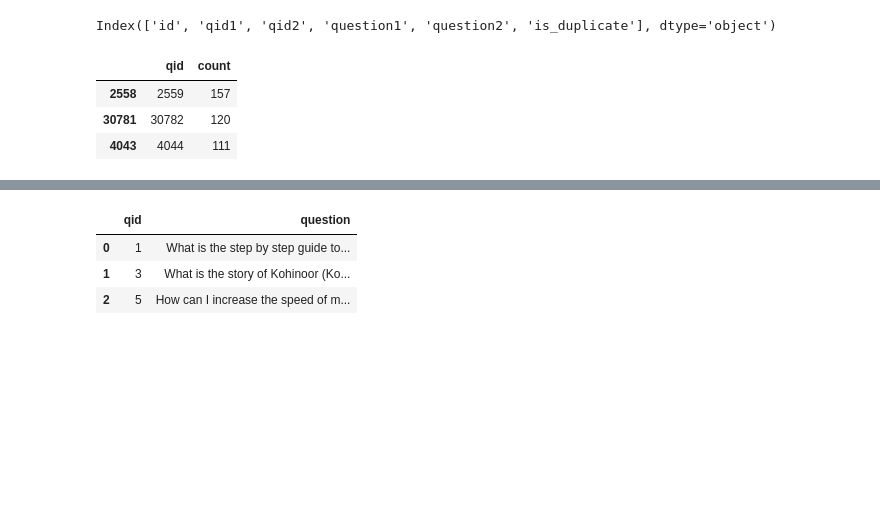
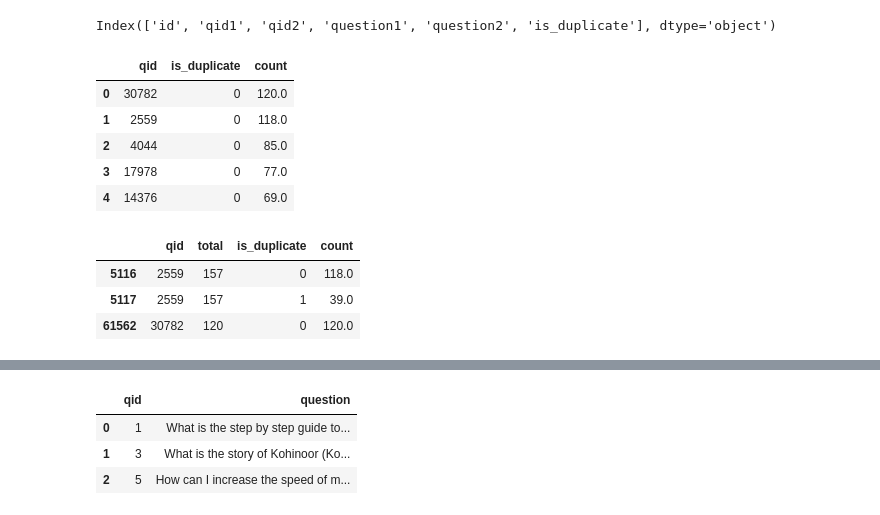
Before and after one commit to DataScience-Discord-Channel/Kaggle-Quora-Question-Pairs, a Jupyter notebook: pluto_analysis/First Look.ipynb, the cells around one changed output, grey strips where cells are left out. Saved outputs shown, nothing was run; the diff lists cells and outputs as text; code cells hidden in the pictures; blank space fills up the shorter version.

```diff
--- a/pluto_analysis/First Look.ipynb
+++ b/pluto_analysis/First Look.ipynb
@@ -58,34 +58,68 @@ train_df.columns
 Index(['id', 'qid1', 'qid2', 'question1', 'question2', 'is_duplicate'], dtype='object')
 # %%
 questions = pd.concat([
-                train_df['qid1'],
-                train_df['qid2'].\
+                train_df[['qid1','is_duplicate']],
+                train_df[['qid2','is_duplicate']].\
                     rename(columns={'qid2' : 'qid1'})
                 ],
                 axis=0
 )
 # %%
 questions = pd.DataFrame(questions).\
-    rename(columns={0:'qid'})
+    rename(columns={'qid1':'qid'})
 # adding dummy indicator for aggregation
 questions['ind'] = 1
+# %%
+questions_w_duplicates = questions.\
+                        groupby(['qid','is_duplicate'],
+                                 as_index = False)\
+                        ['ind'].\
+                        count().\
+                        sort_values('ind',
+                                     ascending=False
+                        ).\
+                        rename(columns={'ind':'count'}).\
+                        merge(
+                            pd.DataFrame([{'qid' : x, 'is_duplicate' : 0}
+                                          for x in questions['qid'].unique().tolist()] +\
+                                         [{'qid' : x, 'is_duplicate' : 1}
+                                          for x in questions['qid'].unique().tolist()]
+                            ),
+                            how='right',
+                            on=['qid','is_duplicate']
+                        )
+
+questions_w_duplicates.fillna(0)
+
+questions_w_duplicates.head(5)
+# %% [output]
+|  | qid | is_duplicate | count |
+| 0 | 30782 | 0 | 120.0 |
+| 1 | 2559 | 0 | 118.0 |
+| 2 | 4044 | 0 | 85.0 |
+| 3 | 17978 | 0 | 77.0 |
+| 4 | 14376 | 0 | 69.0 |
 # %%
-questions = questions.\
-            groupby('qid',
-                     as_index = False)\
-            ['ind'].\
-            count().\
-            sort_values('ind',
-                         ascending=False
-            ).\
-            rename(columns={'ind':'count'})
+question_counts = questions.\
+                    groupby('qid',
+                             as_index = False)\
+                    ['ind'].\
+                    count().\
+                    rename(columns={'ind':'total'}).\
+                    merge(
+                        questions_w_duplicates,
+                        on='qid'
+                    ).\
+                    sort_values('total',
+                                 ascending=False
+                    )
+
+question_counts.head(3)
+# %% [output]
+|  | qid | total | is_duplicate | count |
+| 5116 | 2559 | 157 | 0 | 118.0 |
+| 5117 | 2559 | 157 | 1 | 39.0 |
+| 61562 | 30782 | 120 | 0 | 120.0 |
-# %%
-questions.head(3)
-# %% [output]
-|  | qid | count |
-| 2558 | 2559 | 157 |
-| 30781 | 30782 | 120 |
-| 4043 | 4044 | 111 |
 # %%
 # set this parameter to be whatever you want.
 num_questions = 50
```
Also changed, not shown: parts of 10 cells of this notebook.
